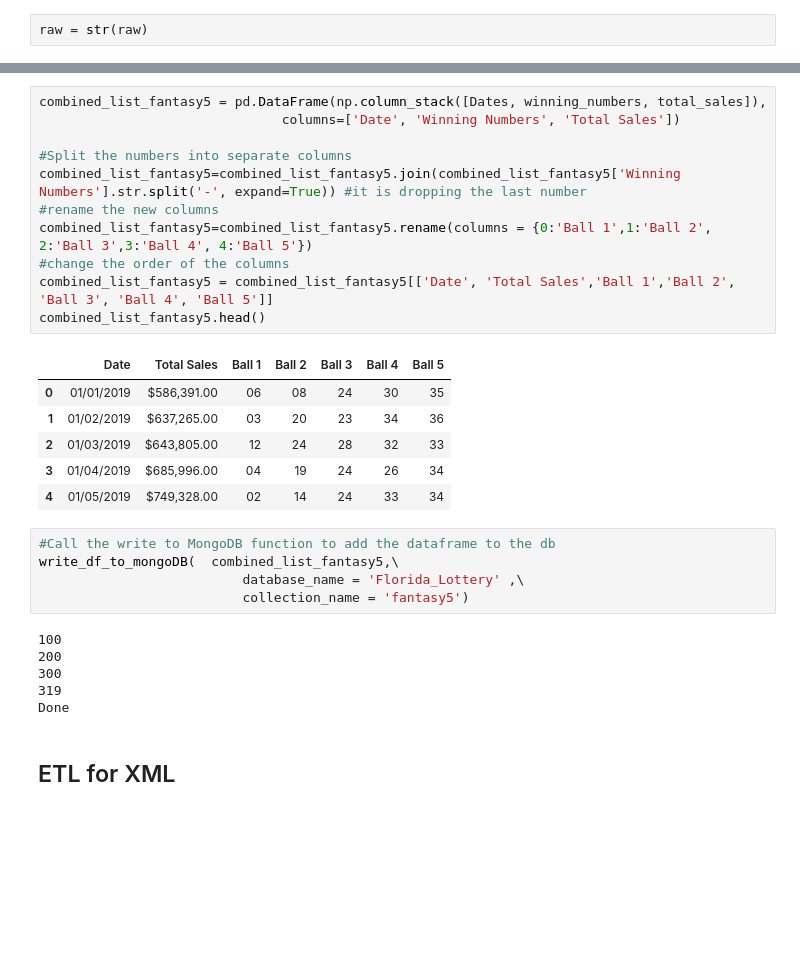
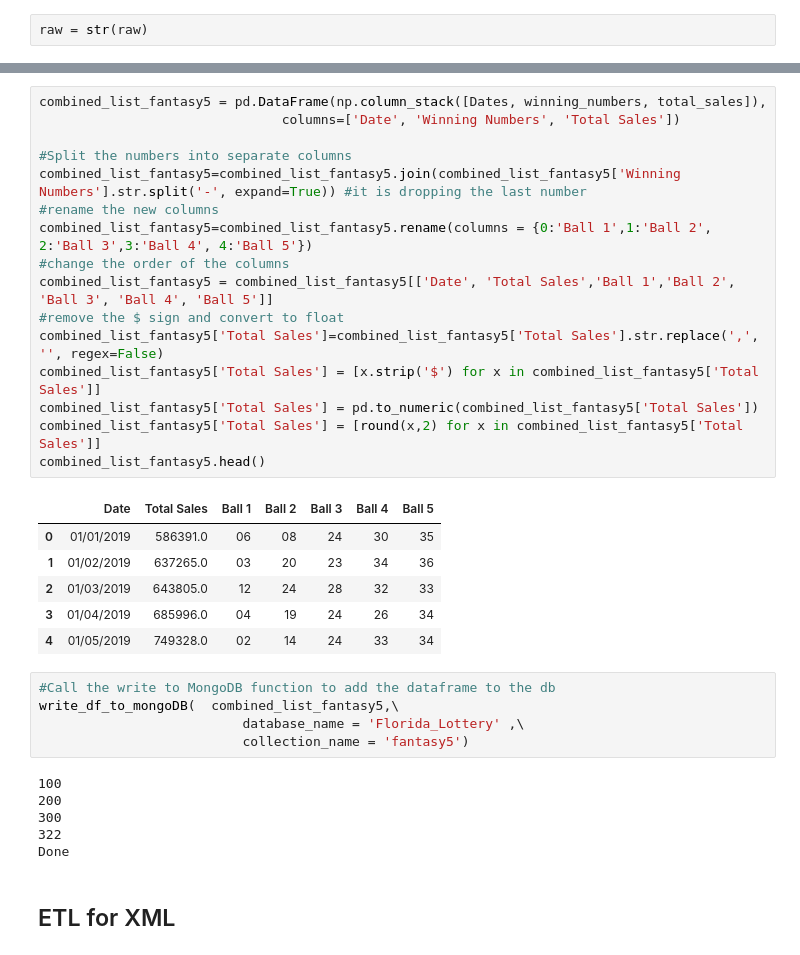
Before and after one commit to feldtmam/Florida_Lottery_ETL_Project, a Jupyter notebook: Florida_lottery_payouts2019.ipynb, the cells around one changed output, grey strips where cells are left out. Cells and saved outputs as stored; diff of their text form; blank space fills up the shorter version.

```diff
--- a/Florida_lottery_payouts2019.ipynb
+++ b/Florida_lottery_payouts2019.ipynb
@@ -596,21 +608,26 @@ print(len(total_sales))
 # %%
 combined_list_fantasy5 = pd.DataFrame(np.column_stack([Dates, winning_numbers, total_sales]),
                                columns=['Date', 'Winning Numbers', 'Total Sales'])
 
 #Split the numbers into separate columns
 combined_list_fantasy5=combined_list_fantasy5.join(combined_list_fantasy5['Winning Numbers'].str.split('-', expand=True)) #it is dropping the last number
 #rename the new columns
 combined_list_fantasy5=combined_list_fantasy5.rename(columns = {0:'Ball 1',1:'Ball 2', 2:'Ball 3',3:'Ball 4', 4:'Ball 5'})
 #change the order of the columns
 combined_list_fantasy5 = combined_list_fantasy5[['Date', 'Total Sales','Ball 1','Ball 2', 'Ball 3', 'Ball 4', 'Ball 5']]
+#remove the $ sign and convert to float
+combined_list_fantasy5['Total Sales']=combined_list_fantasy5['Total Sales'].str.replace(',', '', regex=False)
+combined_list_fantasy5['Total Sales'] = [x.strip('$') for x in combined_list_fantasy5['Total Sales']]
+combined_list_fantasy5['Total Sales'] = pd.to_numeric(combined_list_fantasy5['Total Sales'])
+combined_list_fantasy5['Total Sales'] = [round(x,2) for x in combined_list_fantasy5['Total Sales']]
 combined_list_fantasy5.head()
 # %% [output]
 |  | Date | Total Sales | Ball 1 | Ball 2 | Ball 3 | Ball 4 | Ball 5 |
-| 0 | 01/01/2019 | $586,391.00 | 06 | 08 | 24 | 30 | 35 |
-| 1 | 01/02/2019 | $637,265.00 | 03 | 20 | 23 | 34 | 36 |
-| 2 | 01/03/2019 | $643,805.00 | 12 | 24 | 28 | 32 | 33 |
-| 3 | 01/04/2019 | $685,996.00 | 04 | 19 | 24 | 26 | 34 |
-| 4 | 01/05/2019 | $749,328.00 | 02 | 14 | 24 | 33 | 34 |
+| 0 | 01/01/2019 | 586391.0 | 06 | 08 | 24 | 30 | 35 |
+| 1 | 01/02/2019 | 637265.0 | 03 | 20 | 23 | 34 | 36 |
+| 2 | 01/03/2019 | 643805.0 | 12 | 24 | 28 | 32 | 33 |
+| 3 | 01/04/2019 | 685996.0 | 04 | 19 | 24 | 26 | 34 |
+| 4 | 01/05/2019 | 749328.0 | 02 | 14 | 24 | 33 | 34 |
 # %%
 #Call the write to MongoDB function to add the dataframe to the db
 write_df_to_mongoDB(  combined_list_fantasy5,\
@@ -620,7 +637,7 @@ write_df_to_mongoDB(  combined_list_fantasy5,\
 100
 200
 300
-319
+322
 Done
 # %% [markdown]
 ## ETL for XML
```
Also changed, not shown: parts of 32 cells of this notebook, 3 other files.
